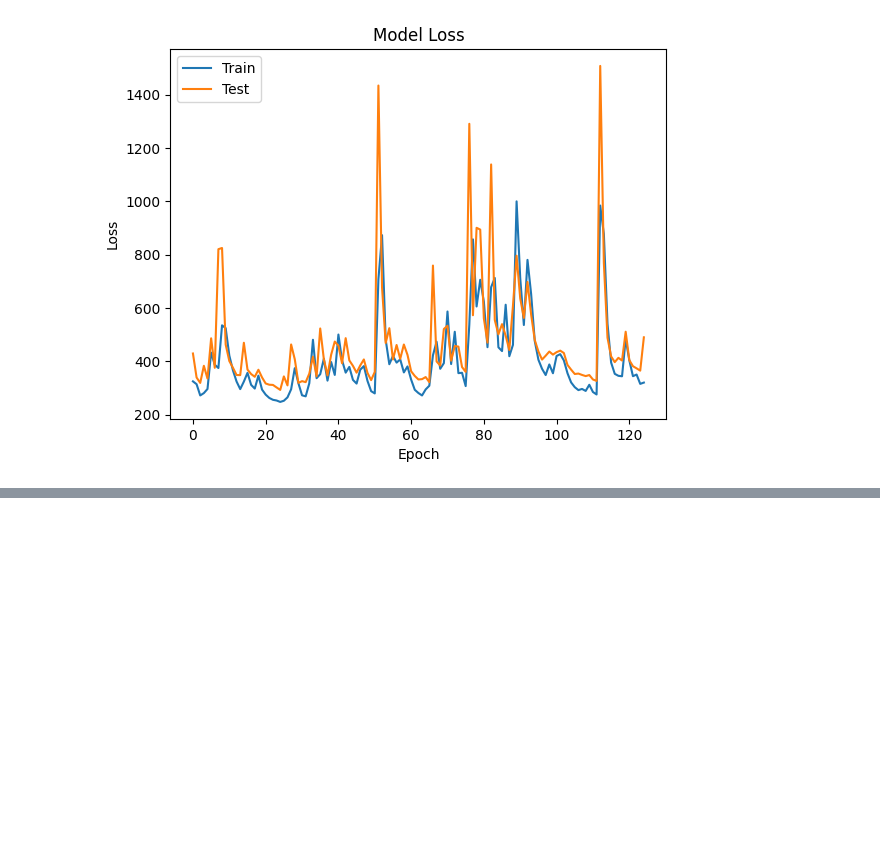
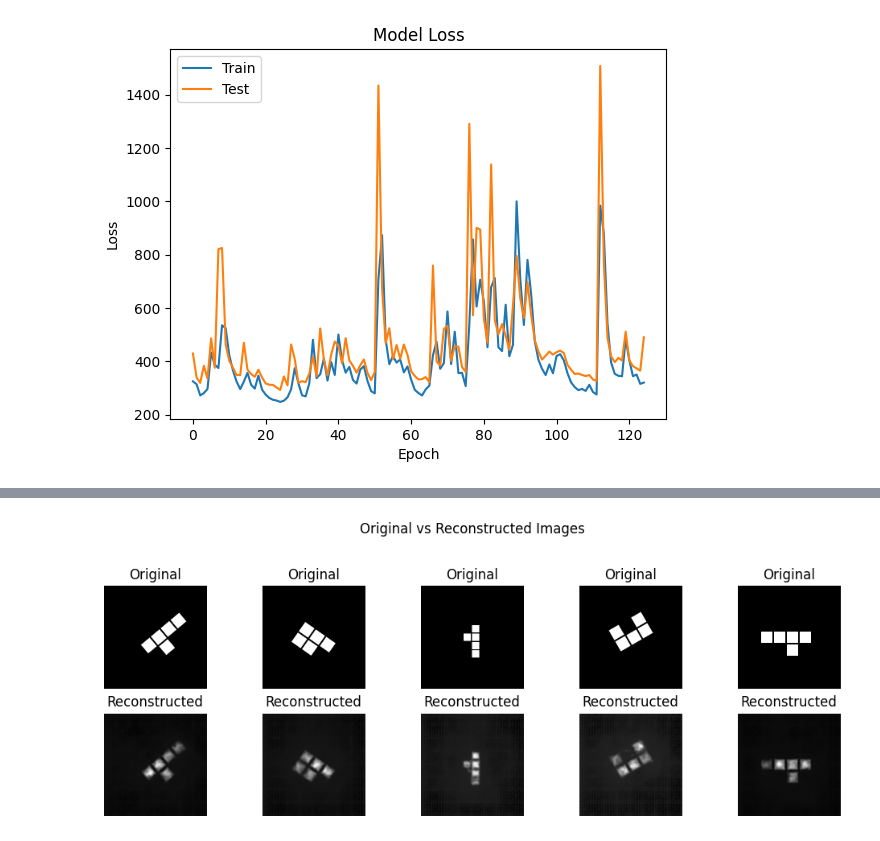
Before and after one commit to skugele/polyomino-imagery-env, a Jupyter notebook: bvae_Research.ipynb, the cells around one changed output, grey strips where cells are left out. Saved outputs shown, nothing was run; the diff lists cells and outputs as text; code cells hidden in the pictures; blank space fills up the shorter version.

```diff
--- a/bvae_Research.ipynb
+++ b/bvae_Research.ipynb
@@ -429,3 +429,38 @@ Restoring model weights from the end of the best epoch: 25.
 # %%
 # save the model
 model.save("bvae_model.keras")
+# %%
+import matplotlib.pyplot as plt
+# Select a few images from the test dataset to reconstruct
+num_images_to_reconstruct = 5
+
+# Take a batch from the test dataset
+for test_batch in test_ds.take(1):
+    # Select the first `num_images_to_reconstruct` images from the batch
+    original_images = test_batch[:num_images_to_reconstruct]
+
+# Get the reconstructed images from the model
+# Ensure the model is built by passing a sample input
+model.predict(original_images[:1])
+reconstructed_images, _, _ = model(original_images)
+
+
+# Plot the original and reconstructed images side by side
+plt.figure(figsize=(10, 4))
+for i in range(num_images_to_reconstruct):
+    # Plot original image
+    plt.subplot(2, num_images_to_reconstruct, i + 1)
+    plt.imshow(tf.squeeze(original_images[i]).numpy(), cmap='gray')
+    plt.title("Original")
+    plt.axis('off')
+
+    # Plot reconstructed image
+    plt.subplot(2, num_images_to_reconstruct, i + 1 + num_images_to_reconstruct)
+    plt.imshow(tf.squeeze(reconstructed_images[i]).numpy(), cmap='gray')
+    plt.title("Reconstructed")
+    plt.axis('off')
+
+plt.suptitle('Original vs Reconstructed Images')
+plt.tight_layout(rect=[0, 0.03, 1, 0.95]) # Adjust layout to prevent overlap of title
+plt.show()
+# %% [output]
@@ -431,0 +468 @@ model.save("bvae_model.keras")
+[figure, added]
```
Also changed, not shown: parts of 1 cell of this notebook.
